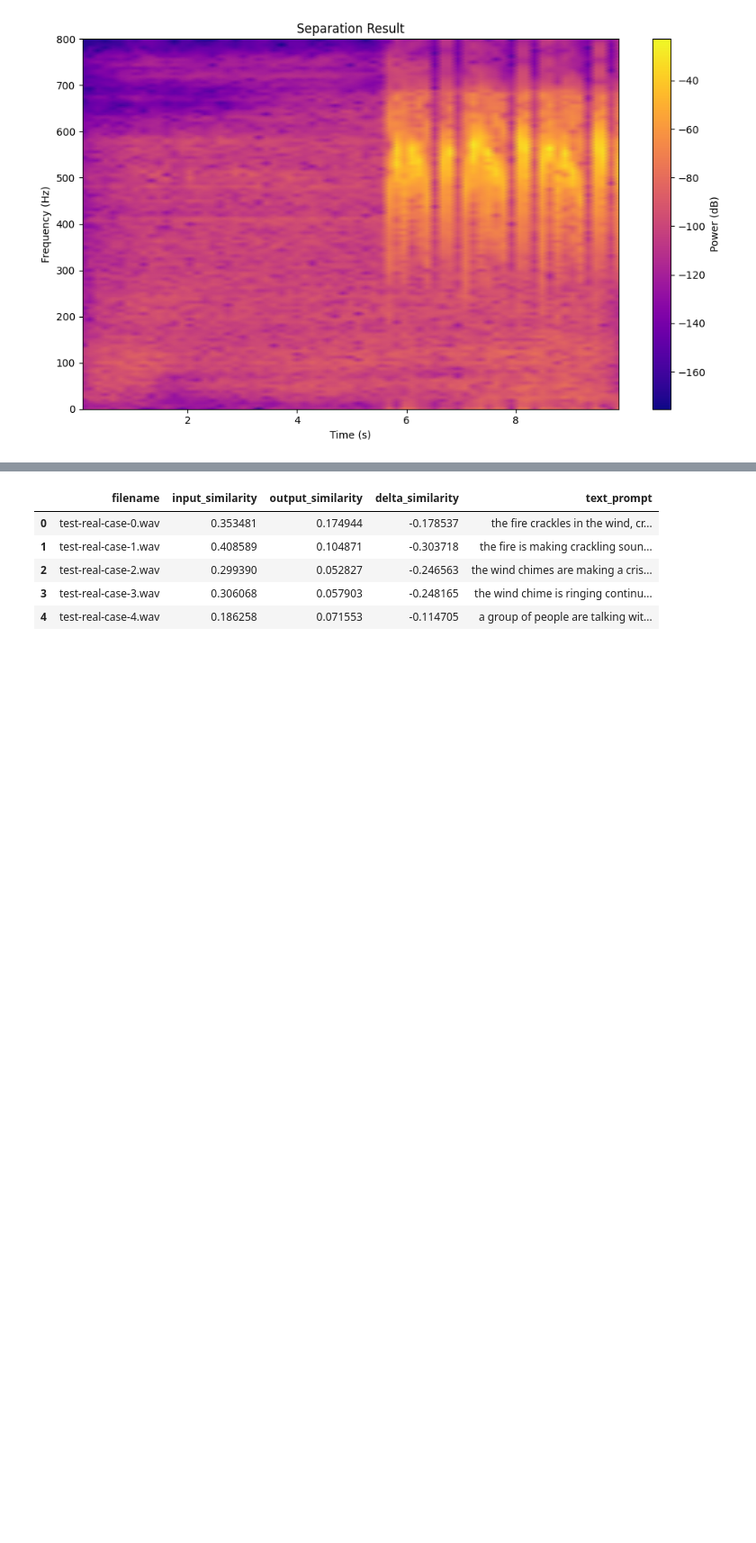
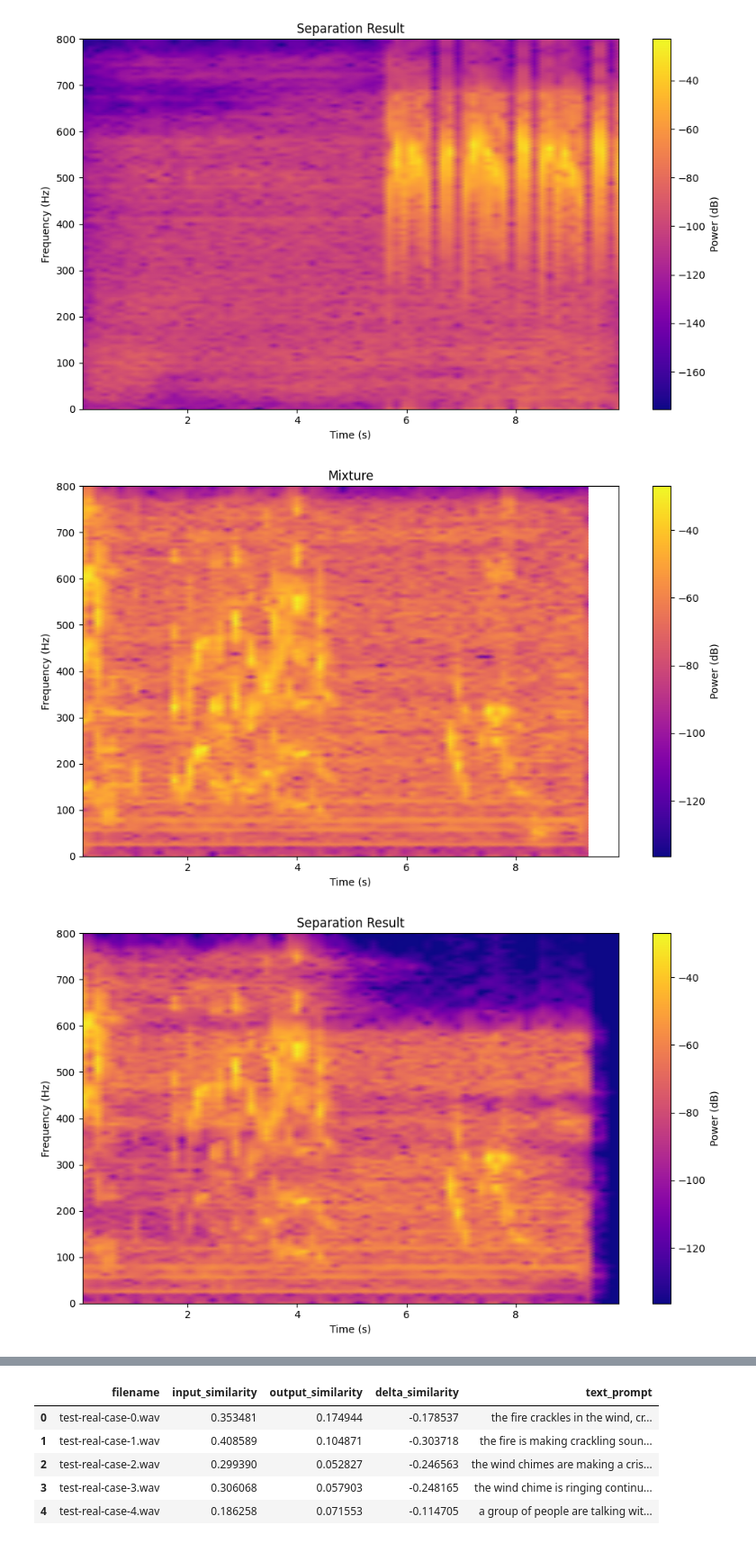
Before and after one commit to Vincent-La/lass-final-project, a Jupyter notebook: lass_demo.ipynb, the cells around one changed output, grey strips where cells are left out. Shown at 90% size. Drawn from its saved outputs; the diff is of its cells as text; code cells hidden in the pictures; blank space fills up the shorter version.

```diff
--- a/lass_demo.ipynb
+++ b/lass_demo.ipynb
@@ -181,3 +179,8 @@ plot_spectrogram_by_idx(28, filenames)
 # %% [output]
 [figure]
 [figure]
+# %%
+plot_spectrogram_by_idx(89, filenames)
+# %% [output]
+[figure, added]
+[figure, added]
```
Also changed, not shown: parts of 2 cells of this notebook, 1 other file.
